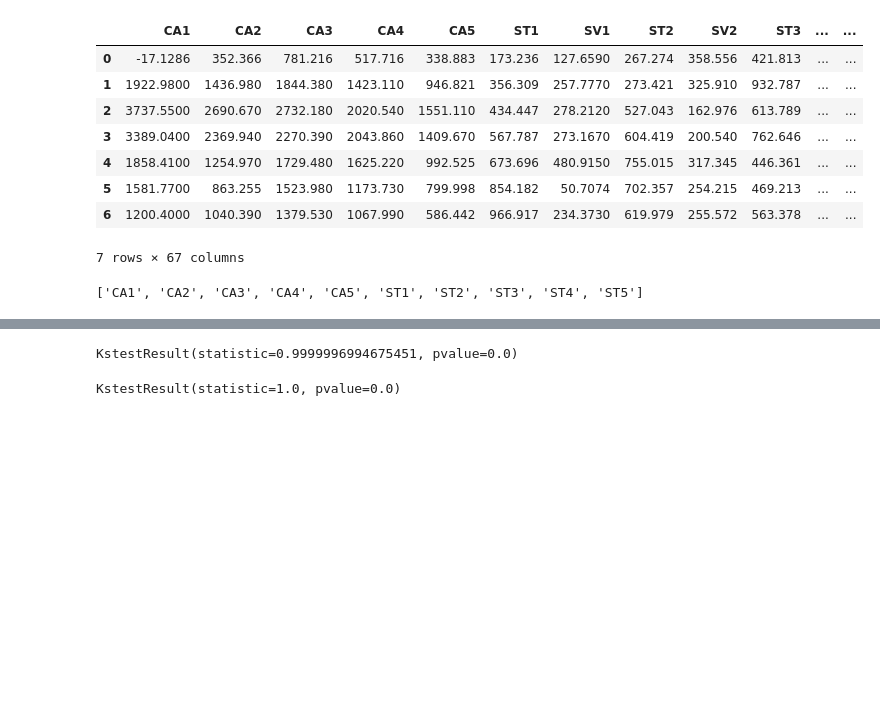
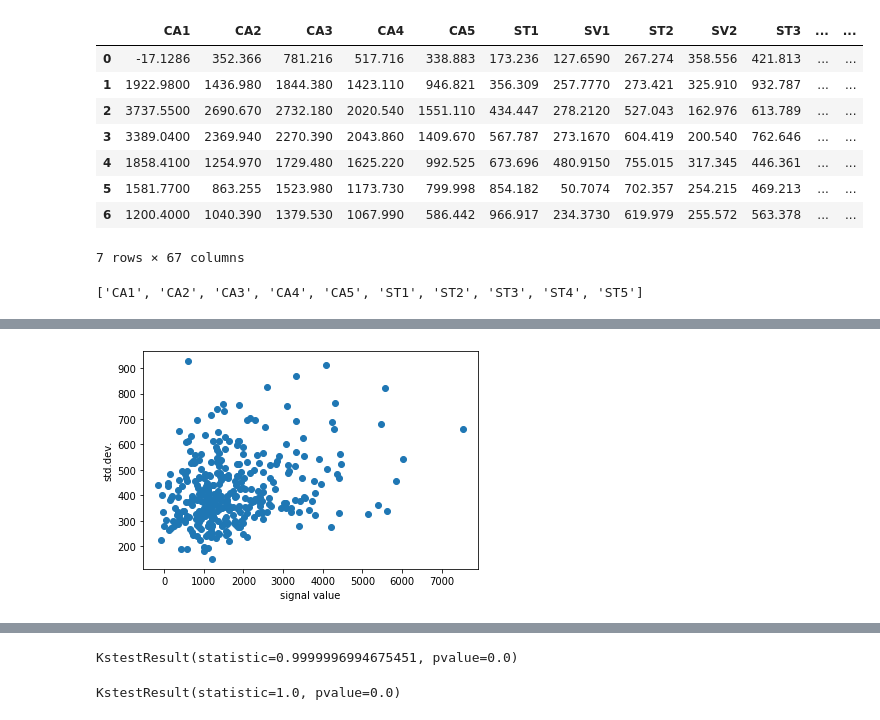
Before and after one commit to CUQI-DTU/Paper-Cochlear, a Jupyter notebook: code/dataparsing_scripts/noise analysis.ipynb, the cells around one changed output, grey strips where cells are left out. Cells and saved outputs as stored; diff of their text form; code cells hidden in the pictures; blank space fills up the shorter version.

```diff
--- a/code/dataparsing_scripts/noise analysis.ipynb
+++ b/code/dataparsing_scripts/noise analysis.ipynb
@@ -73,0 +70,10 @@ array([333.526, 223.17 , 381.742, 323.942, 255.476, 321.878, 224.425,
+# %%
+signalvals = allCT[carois].values.flatten()
+stdvals = allCT[caroistds].values.flatten()
+# %%
+plt.scatter(signalvals, stdvals)
+plt.xlabel("signal value")
+plt.ylabel("std.dev.")
+plt.savefig("./CA rois signal vs stddev.png")
+# %% [output]
+[figure, added]
```
Also changed, not shown: parts of 12 cells of this notebook, 3 other files.
